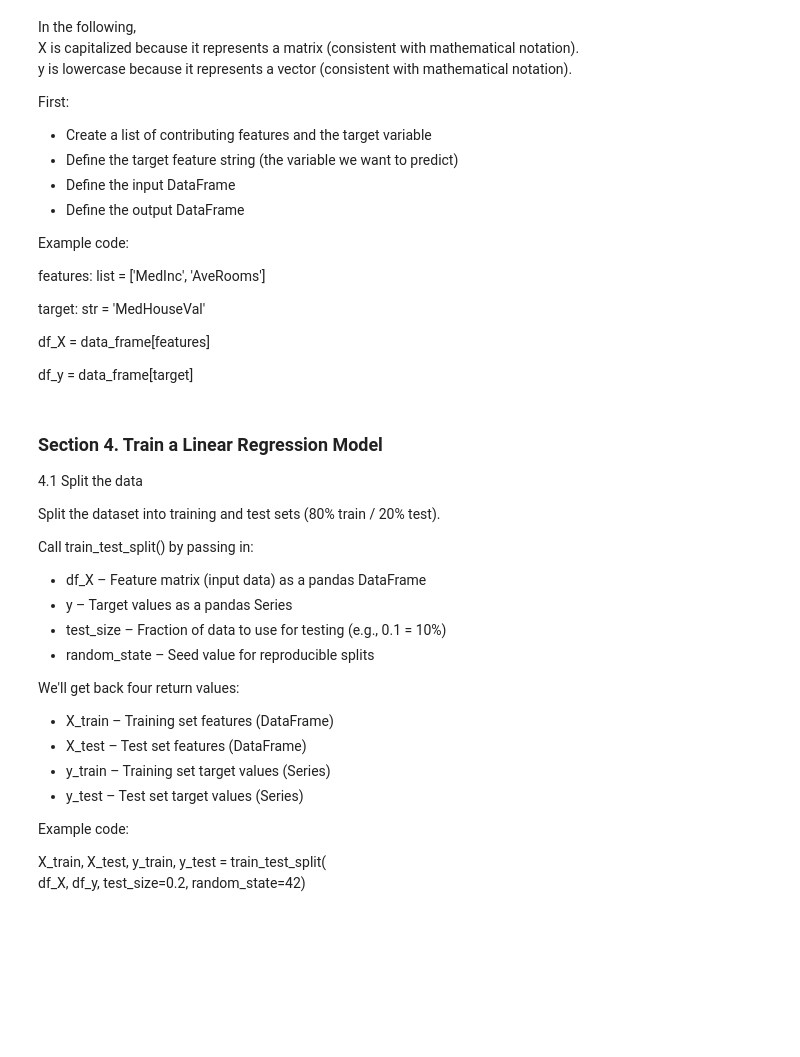
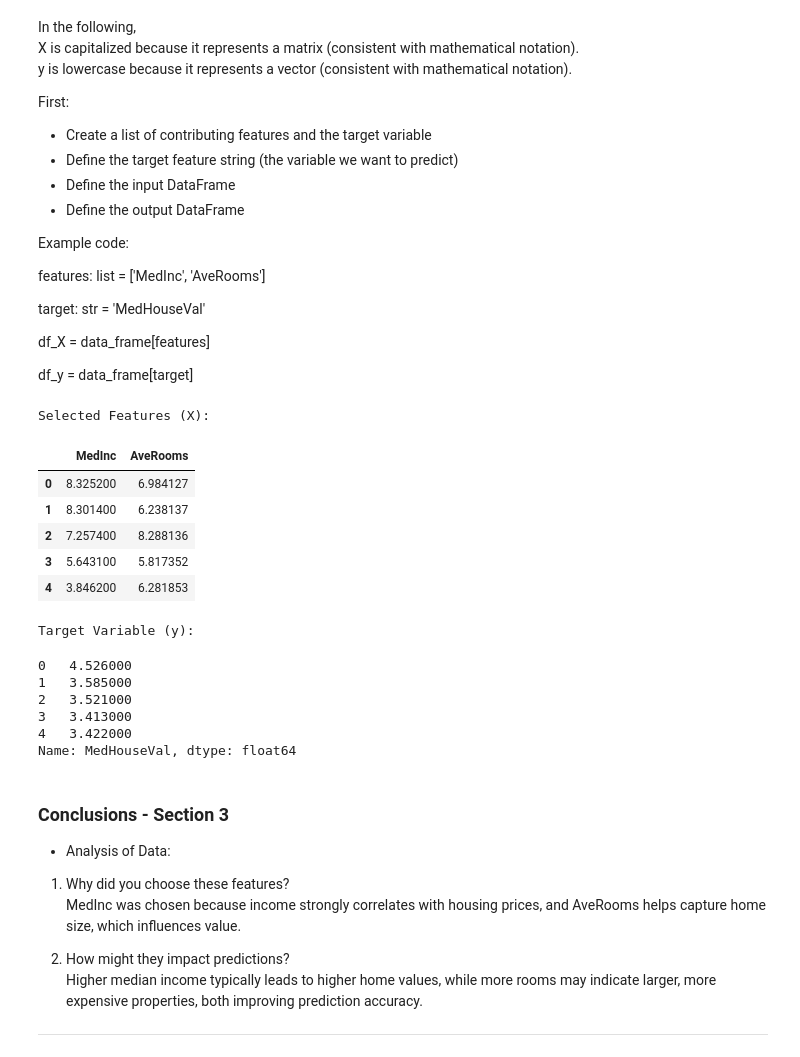
Before and after one commit to Data-Git-Hub/applied-ml-data-git-hub, a Jupyter notebook: lab01/ml01.ipynb, the cells around one changed output. Saved outputs shown, nothing was run; the diff lists cells and outputs as text; code cells hidden in the pictures; blank space fills up the shorter version.

```diff
--- a/lab01/ml01.ipynb
+++ b/lab01/ml01.ipynb
@@ -420,26 +408,0 @@ df_y = data_frame[target]
-# %% [markdown]
-### Section 4. Train a Linear Regression Model
-
-4.1 Split the data <br>
-
-Split the dataset into training and test sets (80% train / 20% test). <br>
-
-Call train_test_split() by passing in: <br>
-
-- df_X – Feature matrix (input data) as a pandas DataFrame <br>
-- y – Target values as a pandas Series <br>
-- test_size – Fraction of data to use for testing (e.g., 0.1 = 10%) <br>
-- random_state – Seed value for reproducible splits <br>
-
-We'll get back four return values: <br>
-
-- X_train – Training set features (DataFrame) <br>
-- X_test – Test set features (DataFrame) <br>
-- y_train – Training set target values (Series) <br>
-- y_test – Test set target values (Series) <br>
-
-
-Example code:<br>
-
-X_train, X_test, y_train, y_test = train_test_split( <br>
-    df_X, df_y, test_size=0.2, random_state=42) <br>
@@ -449,0 +409,44 @@ X_train, X_test, y_train, y_test = train_test_split( <br>
+# %%
+# Define the input features (predictors)
+features: list = ['MedInc', 'AveRooms']
+
+# Define the target variable (response)
+target: str = 'MedHouseVal'
+
+# Create the input DataFrame (X) - Matrix of features
+df_X = data_frame[features]
+
+# Create the output DataFrame (y) - Vector of target variable
+df_y = data_frame[target]
+
+# Display confirmation
+print("Selected Features (X):")
+display(df_X.head())
+
+print("\nTarget Variable (y):")
+display(df_y.head())
+# %% [output]
+Selected Features (X):
+|  | MedInc | AveRooms |
+| 0 | 8.325200 | 6.984127 |
+| 1 | 8.301400 | 6.238137 |
+| 2 | 7.257400 | 8.288136 |
+| 3 | 5.643100 | 5.817352 |
+| 4 | 3.846200 | 6.281853 |
+Target Variable (y):
+0   4.526000
+1   3.585000
+2   3.521000
+3   3.413000
+4   3.422000
+Name: MedHouseVal, dtype: float64
+# %% [markdown]
+### Conclusions - Section 3
+- Analysis of Data: <br>
+
+1) Why did you choose these features? <br>
+   MedInc was chosen because income strongly correlates with housing prices, and AveRooms helps capture home size, which influences value. <br>
+
+2) How might they impact predictions? <br>
+    Higher median income typically leads to higher home values, while more rooms may indicate larger, more expensive properties, both improving prediction accuracy. <br>
+---
```
Also changed, not shown: parts of 32 cells of this notebook, 1 other file.
